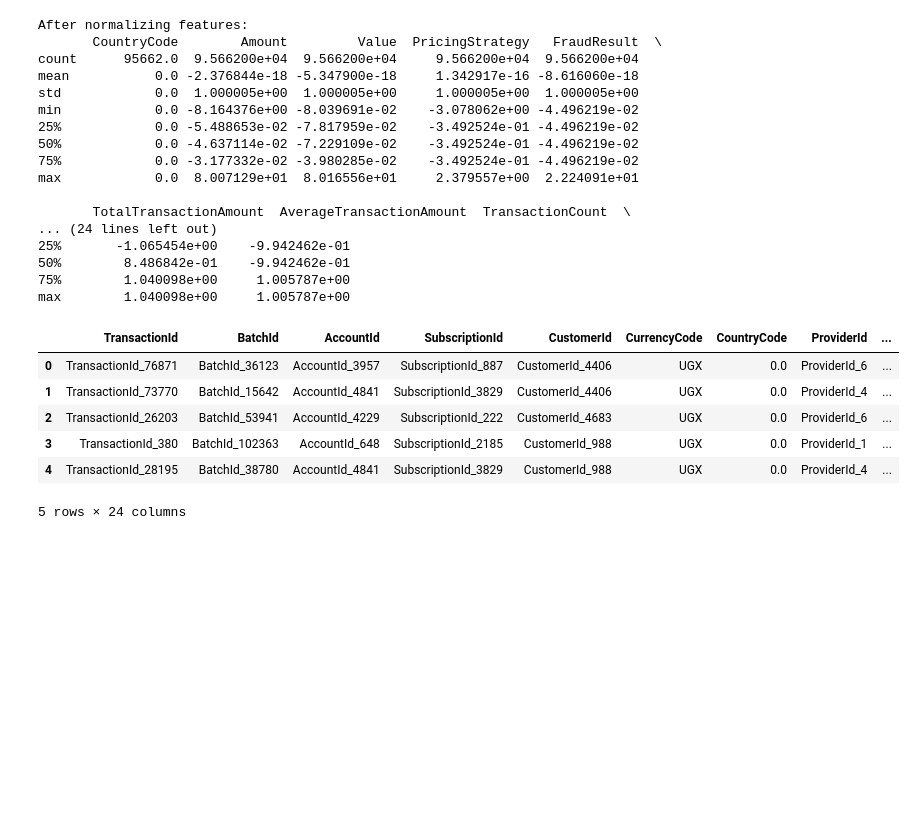
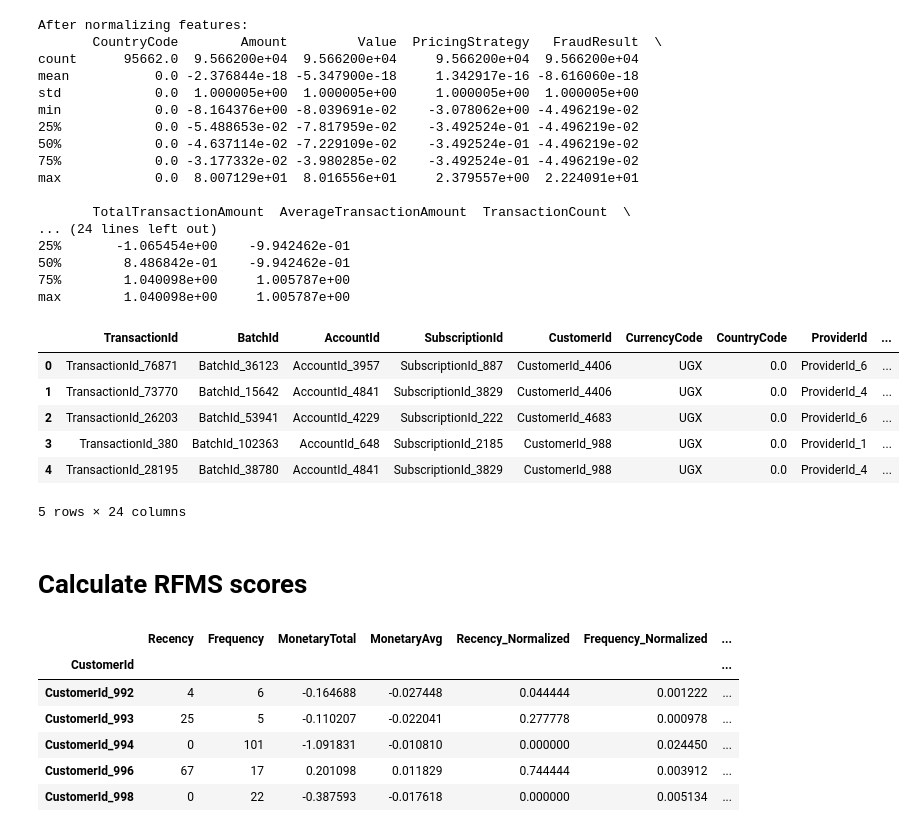
Before and after one commit to nebiyu-getachew/bati-bank-credit-scoring, a Jupyter notebook: notebooks/task_3.ipynb, the cells around one changed output. Saved outputs shown, nothing was run; the diff lists cells and outputs as text; code cells hidden in the pictures; blank space fills up the shorter version.

```diff
--- a/notebooks/task_3.ipynb
+++ b/notebooks/task_3.ipynb
@@ -204,3 +204,5 @@ data.head()
 | 3 | TransactionId_380 | BatchId_102363 | AccountId_648 | SubscriptionId_2185 | CustomerId_988 | UGX | 0.0 | ProviderId_1 | ... |
 | 4 | TransactionId_28195 | BatchId_38780 | AccountId_4841 | SubscriptionId_3829 | CustomerId_988 | UGX | 0.0 | ProviderId_4 | ... |
 5 rows × 24 columns
+# %% [markdown]
+# Calculate RFMS scores
@@ -206,0 +213,10 @@ data.head()
+# %%
+rfms_scores.tail()
+# %% [output]
+|  | Recency | Frequency | MonetaryTotal | MonetaryAvg | Recency_Normalized | Frequency_Normalized | ... |
+| CustomerId |  |  |  |  |  |  | ... |
+| CustomerId_992 | 4 | 6 | -0.164688 | -0.027448 | 0.044444 | 0.001222 | ... |
+| CustomerId_993 | 25 | 5 | -0.110207 | -0.022041 | 0.277778 | 0.000978 | ... |
+| CustomerId_994 | 0 | 101 | -1.091831 | -0.010810 | 0.000000 | 0.024450 | ... |
+| CustomerId_996 | 67 | 17 | 0.201098 | 0.011829 | 0.744444 | 0.003912 | ... |
+| CustomerId_998 | 0 | 22 | -0.387593 | -0.017618 | 0.000000 | 0.005134 | ... |
```
Also changed, not shown: parts of 5 cells of this notebook, 1 other file.
